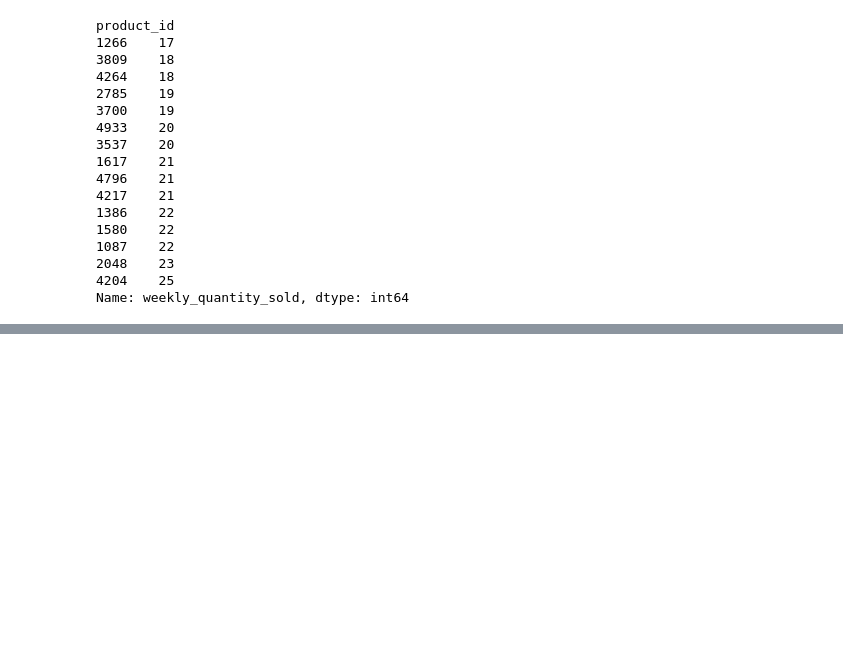
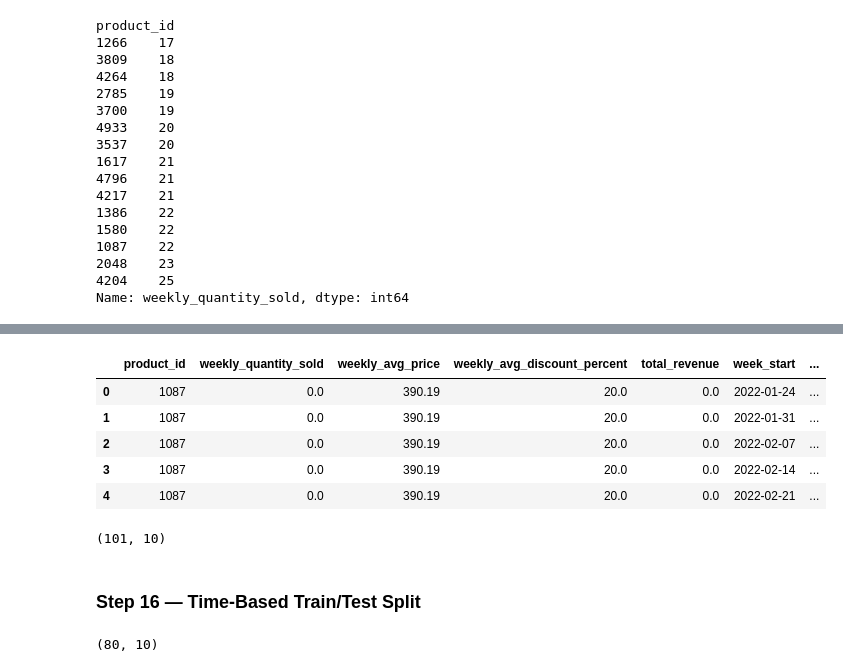
Before and after one commit to samuelrajgarikimukku/Retail-Demand-Forecasting-and-Inventory-Decision-Support-System, a Jupyter notebook: sample.ipynb, the cells around one changed output, grey strips where cells are left out. Saved outputs shown, nothing was run; the diff lists cells and outputs as text; code cells hidden in the pictures; blank space fills up the shorter version.

```diff
--- a/sample.ipynb
+++ b/sample.ipynb
@@ -511,0 +519,31 @@ Name: weekly_quantity_sold, dtype: int64
+# %%
+sku_df = sku_df.sort_values("week_start")
+# %%
+# create lag features
+sku_df["lag_1"] = sku_df["weekly_quantity_sold"].shift(1)
+sku_df["lag_2"] = sku_df["weekly_quantity_sold"].shift(2)
+sku_df["lag_4"] = sku_df["weekly_quantity_sold"].shift(4)
+# %%
+sku_df["rolling_mean_4"] = (
+    sku_df["weekly_quantity_sold"]
+    .rolling(4)
+    .mean()
+)
+# %%
+# drop rows with NaN
+sku_df = sku_df.dropna().reset_index(drop=True)
+# %%
+sku_df.head()
+# %% [output]
+|  | product_id | weekly_quantity_sold | weekly_avg_price | weekly_avg_discount_percent | total_revenue | week_start | ... |
+| 0 | 1087 | 0.0 | 390.19 | 20.0 | 0.0 | 2022-01-24 | ... |
+| 1 | 1087 | 0.0 | 390.19 | 20.0 | 0.0 | 2022-01-31 | ... |
+| 2 | 1087 | 0.0 | 390.19 | 20.0 | 0.0 | 2022-02-07 | ... |
+| 3 | 1087 | 0.0 | 390.19 | 20.0 | 0.0 | 2022-02-14 | ... |
+| 4 | 1087 | 0.0 | 390.19 | 20.0 | 0.0 | 2022-02-21 | ... |
+# %%
+sku_df.shape
+# %% [output]
+(101, 10)
+# %% [markdown]
+### Step 16 — Time-Based Train/Test Split
@@ -511,0 +555,4 @@ Name: weekly_quantity_sold, dtype: int64
+# %%
+train.shape
+# %% [output]
+(80, 10)
```
Also changed, not shown: parts of 37 cells of this notebook.
